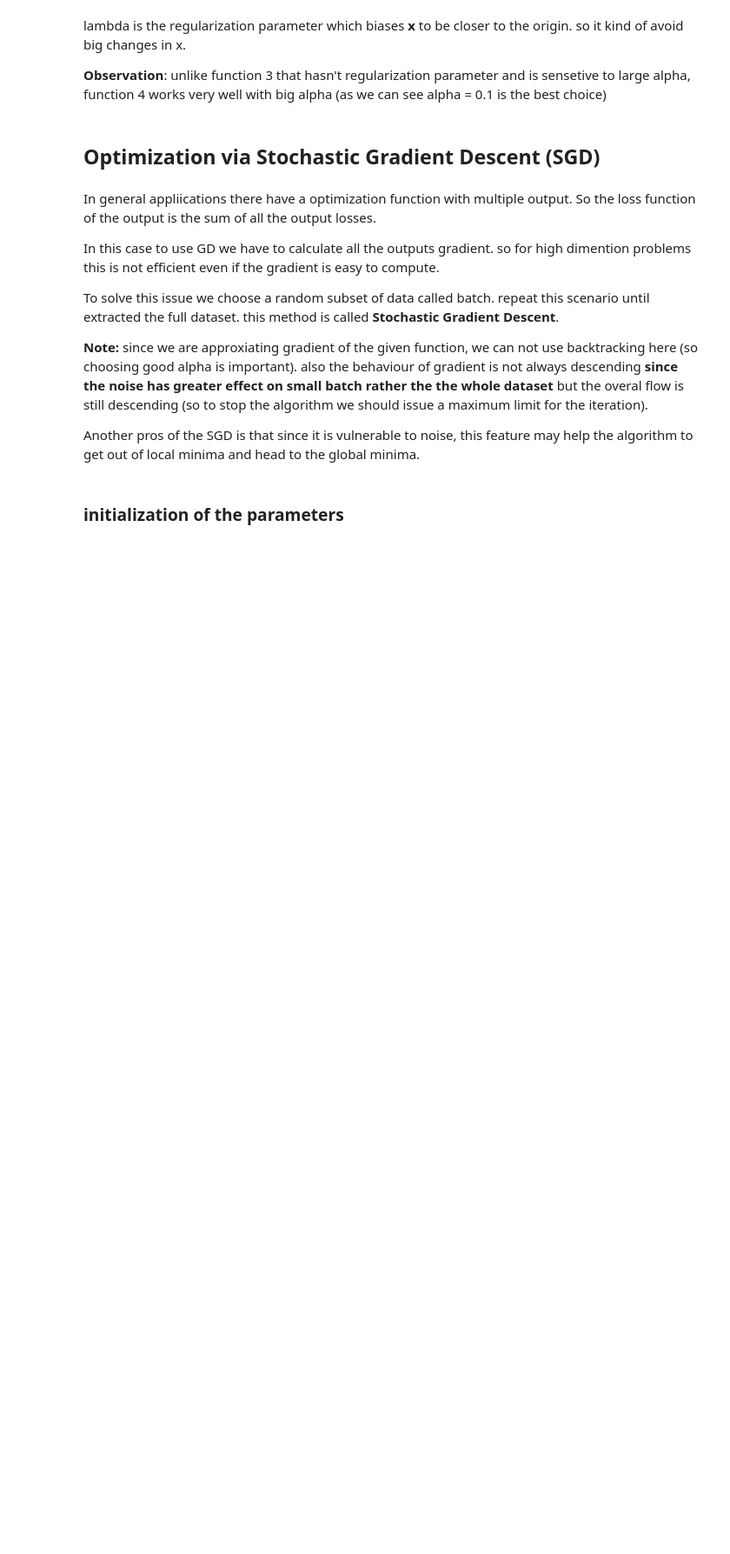
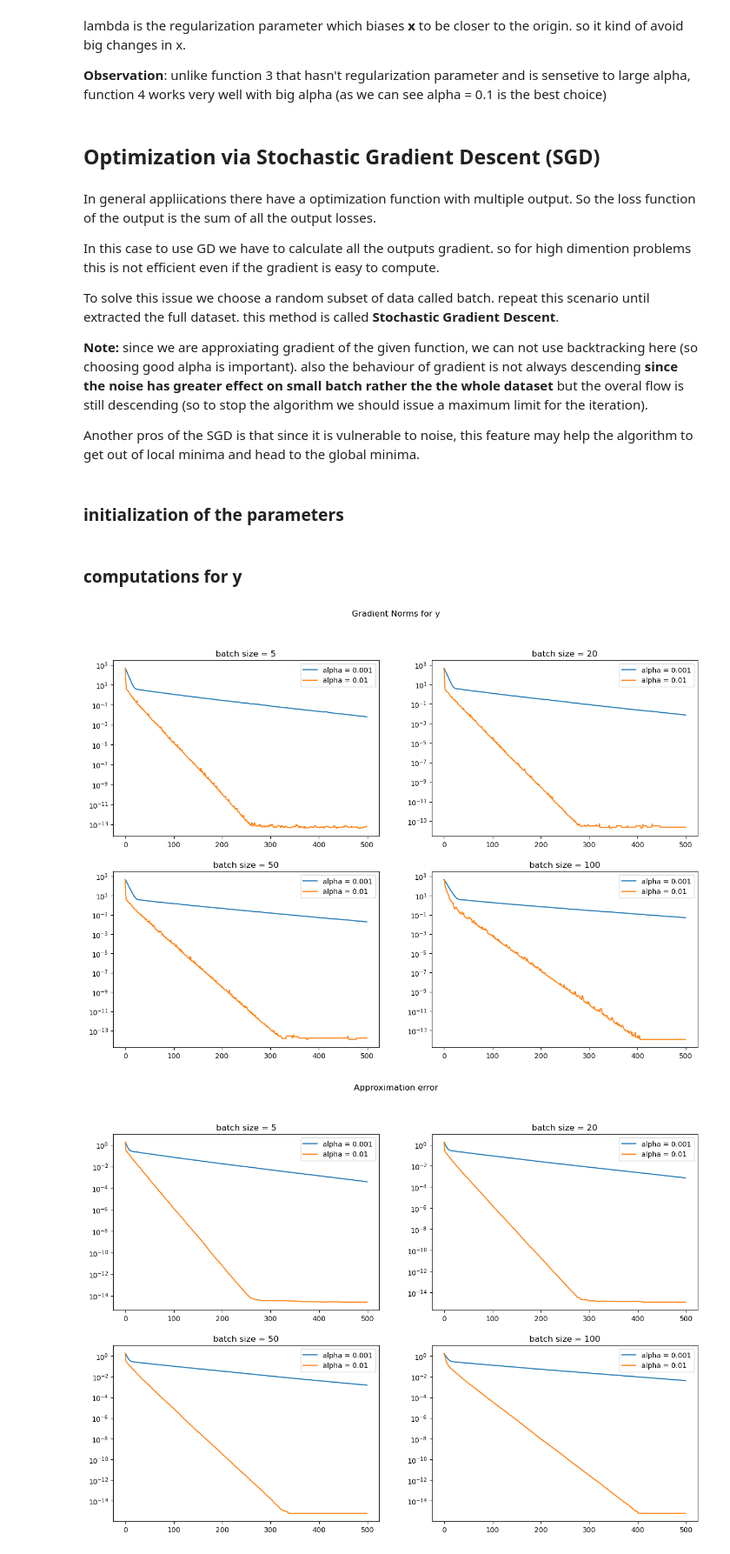
Before and after one commit to Rezashatery/Optimization-via-Gradient-Descent, a Jupyter notebook: Optimization via Gradient Descent.ipynb, the cells around one changed output. Shown at 87% size. Saved outputs shown, nothing was run; the diff lists cells and outputs as text; code cells hidden in the pictures; blank space fills up the shorter version.

Commit message:
computation for y,y_tilda,z

```diff
--- a/Optimization via Gradient Descent.ipynb
+++ b/Optimization via Gradient Descent.ipynb
@@ -491,3 +491,46 @@ w0 = np.random.rand(n)
 n_epochs = 500
 alphas = [0.001, 0.01]
 batch_sizes = [5,20, 50 , 100]
+# %% [markdown]
+### computations for y
+# %%
+legends  = []
+data = (x, y)
+fig, axes = plt.subplots(2,2, figsize = (15,10))
+for j, ax in enumerate(axes.flatten()):
+    batch_size = batch_sizes[j]
+    ax.set_title(f'batch size = {batch_size}')
+    for i in range(len(alphas)):
+        alpha = alphas[i]
+        w_approx, k, f_val, grads, err = SGD(f, grad_f, w0, alpha, data, batch_size, n_epochs)
+        legends.append(f'alpha = {alphas[i]}')
+        ax.plot(err)
+#         ax.plot(np.linalg.norm((np.repeat(np.array([np.ones(n)]), w_approx.shape[0], axis = 0) - w_approx), axis = 1))
+        ax.set_yscale('log')
+        ax.legend(legends)
+
+
+plt.suptitle('Gradient Norms for y')
+plt.legend(legends)
+plt.show()
+#----------------------------------------
+fig, axes = plt.subplots(2,2, figsize = (15,10))
+for j, ax in enumerate(axes.flatten()):
+    batch_size = batch_sizes[j]
+    ax.set_title(f'batch size = {batch_size}')
+    for i in range(len(alphas)):
+        alpha = alphas[i]
+        w_approx, k, f_val, grads, err = SGD(f, grad_f, w0, alpha, data, batch_size, n_epochs)
+        legends.append(f'alpha = {alphas[i]}')
+#         ax.plot(err)
+        ax.plot(np.linalg.norm((np.repeat(np.array([np.ones(n)]), w_approx.shape[0], axis = 0) - w_approx), axis = 1))
+        ax.set_yscale('log')
+        ax.legend(legends)
+
+
+plt.suptitle('Approximation error')
+plt.legend(legends)
+plt.show()
+# %% [output]
+[figure, added]
+[figure, added]
```
Also changed, not shown: parts of 4 cells of this notebook.
